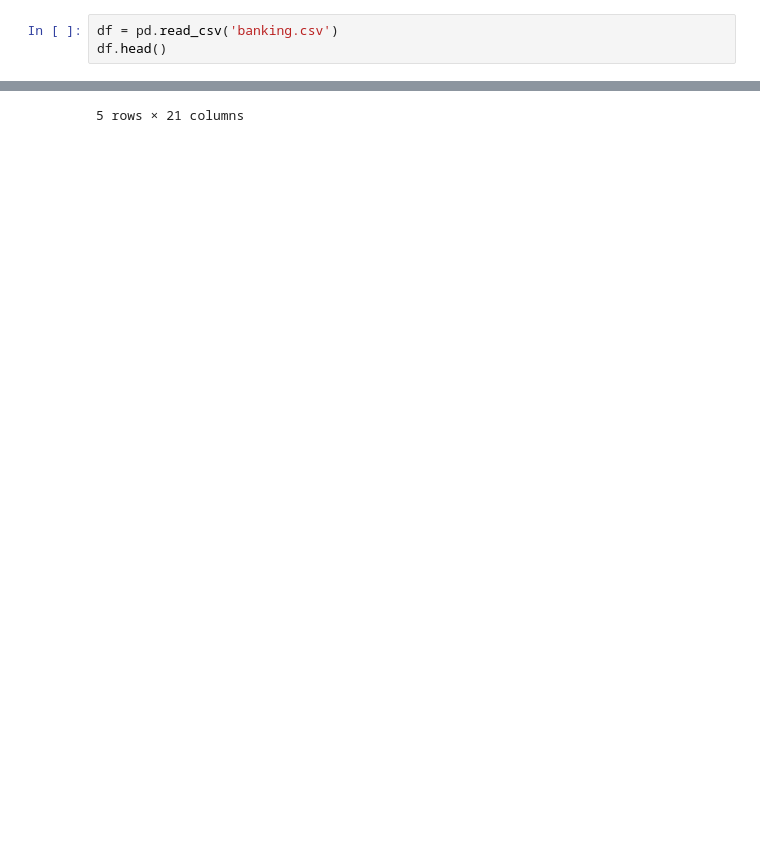
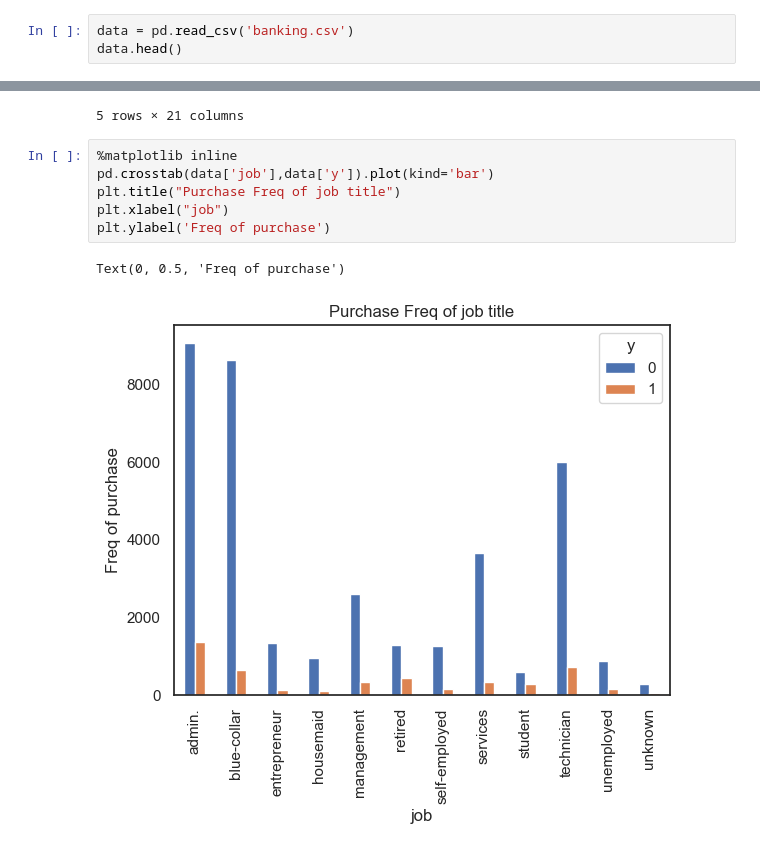
Before and after one commit to sohamvsonar/logisticRegression, a Jupyter notebook: logisticRegression.ipynb, the cells around one changed output, grey strips where cells are left out. Drawn from its saved outputs; the diff is of its cells as text; blank space fills up the shorter version.

Commit message:
graph plotted

```diff
--- a/logisticRegression.ipynb
+++ b/logisticRegression.ipynb
@@ -13,8 +13,8 @@ import matplotlib as plt
 from sklearn.preprocessing import LabelEncoder
 sns.set(style='white')
 # %%
-df = pd.read_csv('banking.csv')
-df.head()
+data = pd.read_csv('banking.csv')
+data.head()
 # %% [output]
 |  | age | job | marital | education | default | housing | loan | contact | month | day_of_week | ... |
 | 0 | 44 | blue-collar | married | basic.4y | unknown | yes | no | cellular | aug | thu | ... |
@@ -23,3 +23,12 @@ df.head()
 | 3 | 39 | services | married | high.school | no | no | no | cellular | apr | fri | ... |
 | 4 | 55 | retired | married | basic.4y | no | yes | no | cellular | aug | fri | ... |
 5 rows × 21 columns
+# %%
+%matplotlib inline
+pd.crosstab(data['job'],data['y']).plot(kind='bar')
+plt.title("Purchase Freq of job title")
+plt.xlabel("job")
+plt.ylabel('Freq of purchase')
+# %% [output]
+Text(0, 0.5, 'Freq of purchase')
+[figure, added]
```
Also changed, not shown: parts of 3 cells of this notebook.
